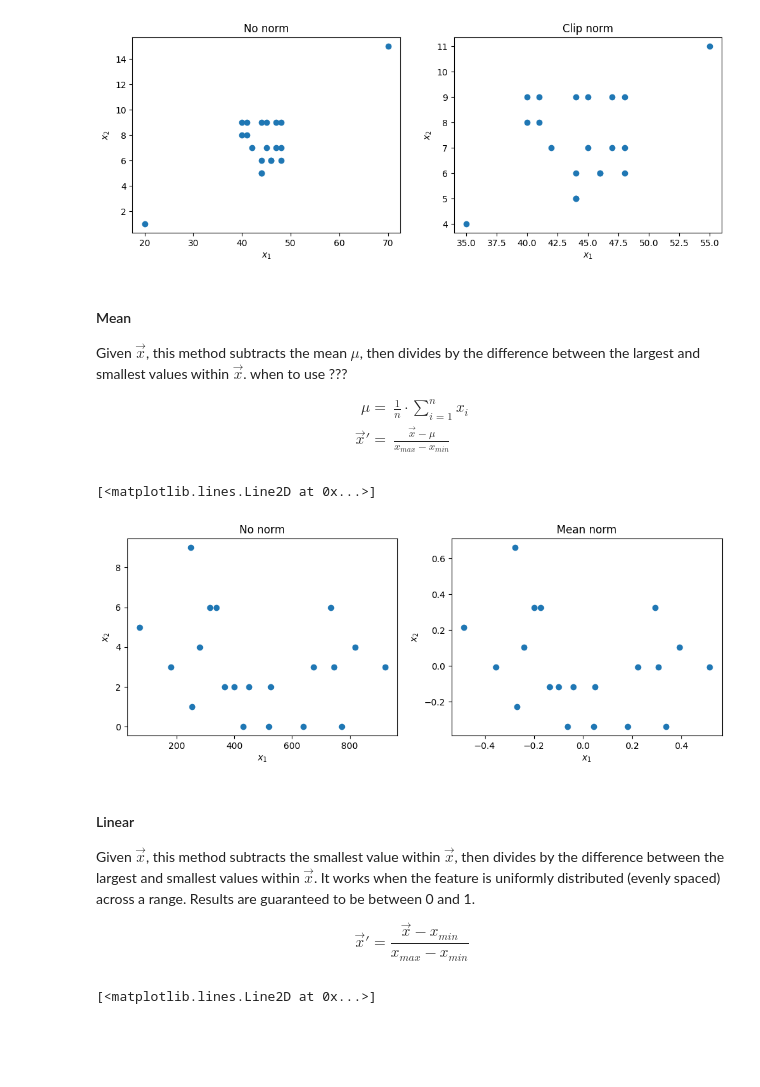
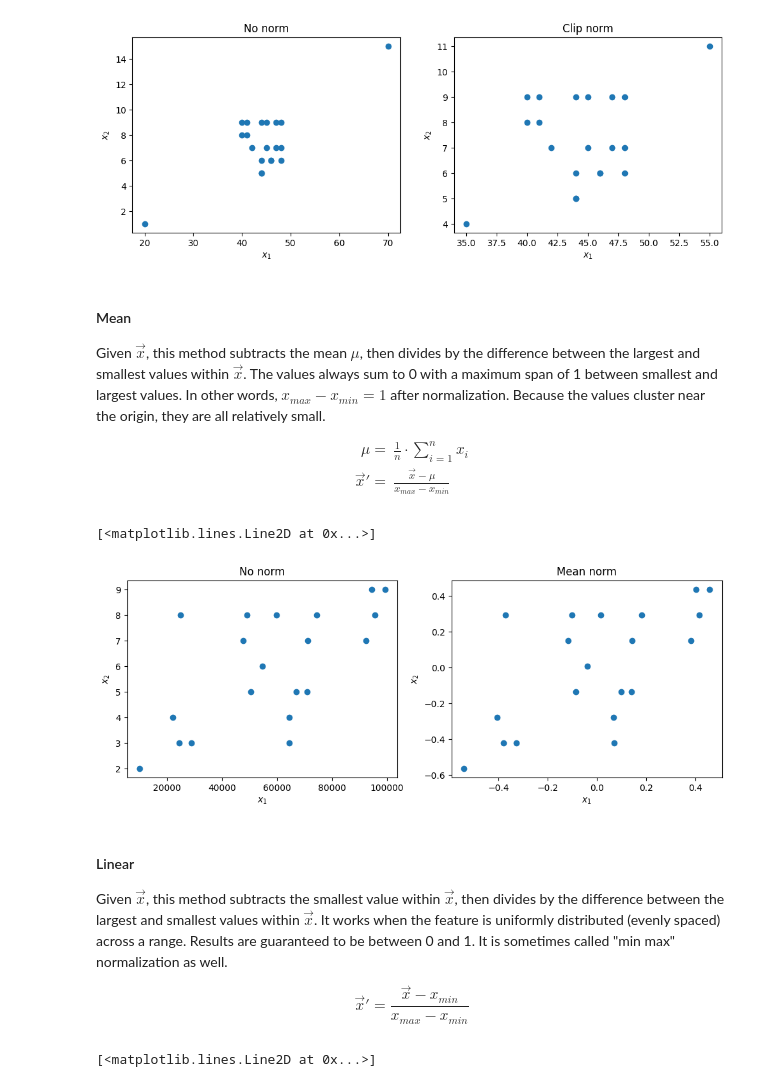
Before and after one commit to nickrusso42518/ml-qrg, a Jupyter notebook: ml_qrg.ipynb, the cells around one changed output. Saved outputs shown, nothing was run; the diff lists cells and outputs as text; code cells hidden in the pictures; blank space fills up the shorter version.

```diff
--- a/ml_qrg.ipynb
+++ b/ml_qrg.ipynb
@@ -725,7 +725,7 @@ ax[1].plot(clip_norm(x_1, 37, 55), clip_norm(x_2, 4, 11), linestyle="",marker="o
 [figure]
 # %% [markdown]
 #### Mean
-Given $\vec{x}$, this method subtracts the mean $\mu$, then divides by the difference between the largest and smallest values within $\vec{x}$. when to use ???
+Given $\vec{x}$, this method subtracts the mean $\mu$, then divides by the difference between the largest and smallest values within $\vec{x}$. The values always sum to 0 with a maximum span of 1 between smallest and largest values. In other words, ${x_{max}-x_{min}} = 1$ after normalization. Because the values cluster near the origin, they are all relatively small.
 
 $$
 \begin{align}
@@ -736,28 +736,28 @@ $$
 # %%
 def mean_norm(xvec):
     return (xvec - np.mean(xvec)) / (np.max(xvec) - np.min(xvec))
 
-x_1 = np.random.randint(0, 1000, (20,))
+x_1 = np.random.randint(0, 100000, (20,))
 x_2 = np.random.randint(0, 10, (20,))
 
 # Make 3 subplots, one per option, then graph each function
 fig, ax = plt.subplots(nrows=1, ncols=2)
 fig.set_size_inches(12, 4)
 ax[0].set_ylabel("$x_2$")
 ax[0].set_xlabel("$x_1$")
 ax[0].set_title("No norm")
 ax[0].plot(x_1, x_2, linestyle="",marker="o")
 
 ax[1].set_ylabel("$x_2$")
 ax[1].set_xlabel("$x_1$")
 ax[1].set_title("Mean norm")
 ax[1].plot(mean_norm(x_1), mean_norm(x_2), linestyle="",marker="o")
 # %% [output]
 [<matplotlib.lines.Line2D at 0x...>]
-[figure, old version]
+[figure, new version]
 # %% [markdown]
 #### Linear
-Given $\vec{x}$, this method subtracts the smallest value within $\vec{x}$, then divides by the difference between the largest and smallest values within $\vec{x}$. It works when the feature is uniformly distributed (evenly spaced) across a range. Results are guaranteed to be between 0 and 1.
+Given $\vec{x}$, this method subtracts the smallest value within $\vec{x}$, then divides by the difference between the largest and smallest values within $\vec{x}$. It works when the feature is uniformly distributed (evenly spaced) across a range. Results are guaranteed to be between 0 and 1. It is sometimes called "min max" normalization as well.
 
 $$
 \vec{x}' = \frac{\vec{x}-x_{min}}{x_{max}-x_{min}}
```
Also changed, not shown: parts of 6 cells of this notebook.
